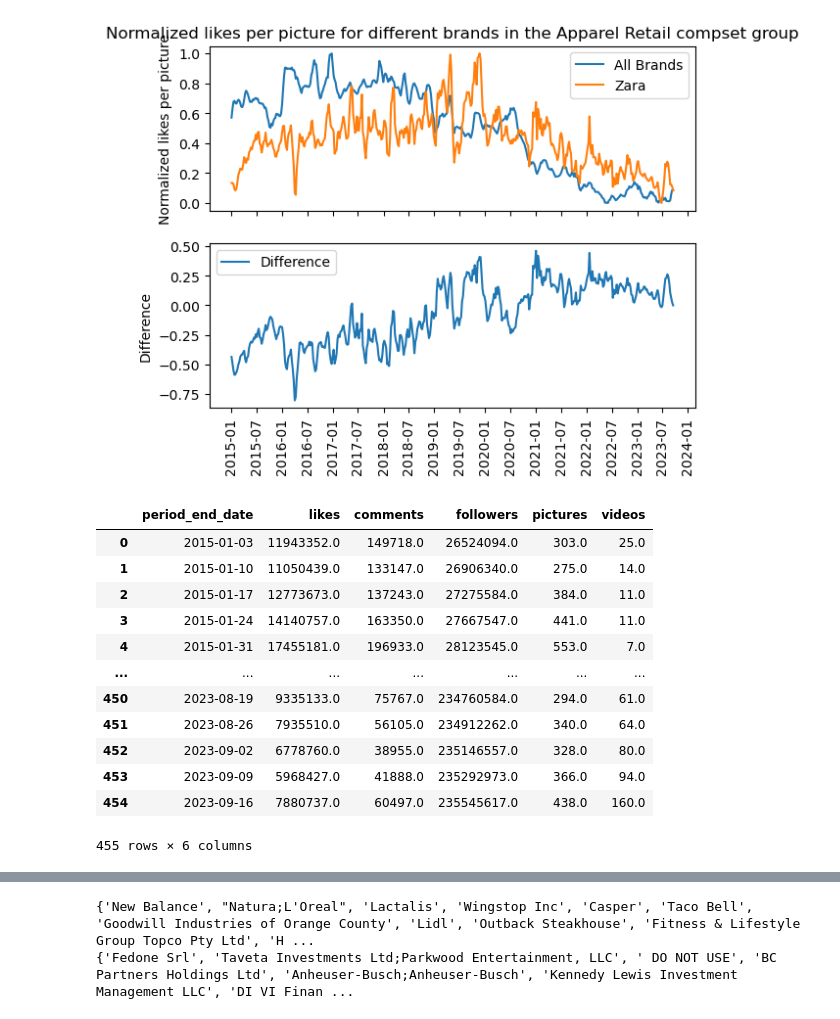
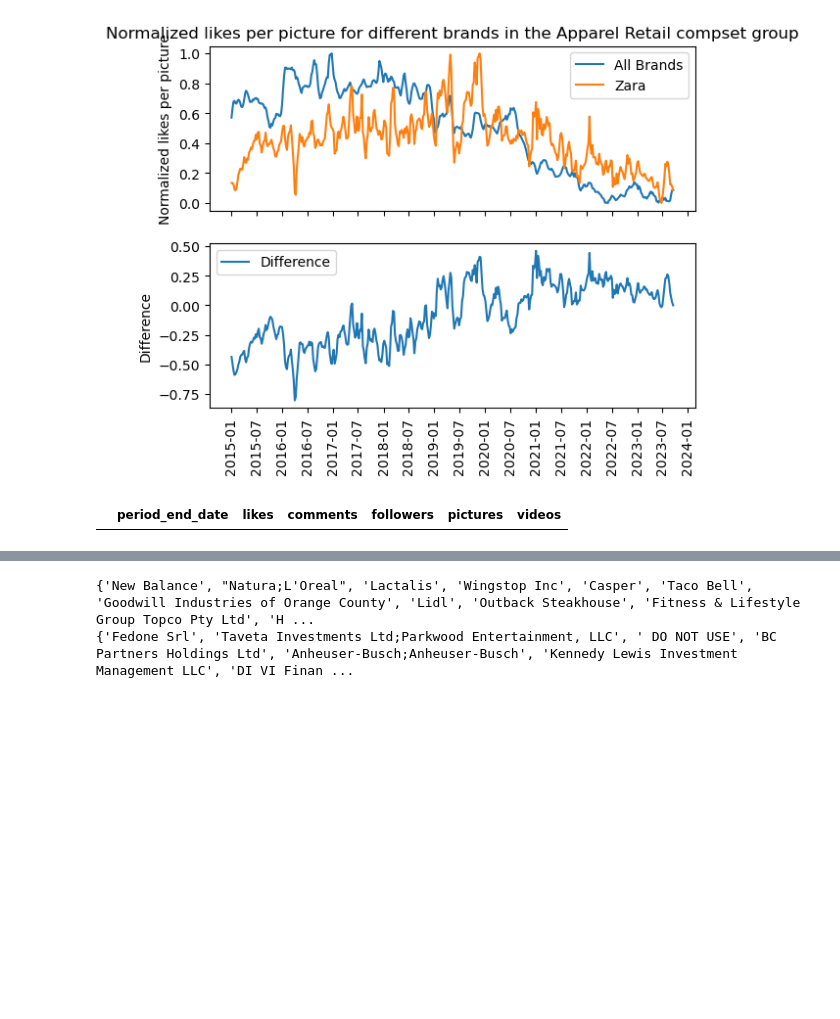
Before and after one commit to tanios13/UBS-ZebraByte, a Jupyter notebook: data-exploration/cyrus.ipynb, the cells around one changed output, grey strips where cells are left out. Drawn from its saved outputs; the diff is of its cells as text; code cells hidden in the pictures; blank space fills up the shorter version.

```diff
--- a/data-exploration/cyrus.ipynb
+++ b/data-exploration/cyrus.ipynb
@@ -317,19 +317,7 @@ def plot_entity(data, summary, entity, brand='All brands', compset='Soft Luxury'
     axs[0].legend()
     plt.show()
 # %%
-legal_entity_summary(data, legal_entity='Capri Holdings')
+legal_entity_summary(data, legal_entity='Inditex')
 # %% [output]
 |  | period_end_date | likes | comments | followers | pictures | videos |
-| 0 | 2015-01-03 | 11943352.0 | 149718.0 | 26524094.0 | 303.0 | 25.0 |
-| 1 | 2015-01-10 | 11050439.0 | 133147.0 | 26906340.0 | 275.0 | 14.0 |
-| 2 | 2015-01-17 | 12773673.0 | 137243.0 | 27275584.0 | 384.0 | 11.0 |
-| 3 | 2015-01-24 | 14140757.0 | 163350.0 | 27667547.0 | 441.0 | 11.0 |
-| 4 | 2015-01-31 | 17455181.0 | 196933.0 | 28123545.0 | 553.0 | 7.0 |
-| ... | ... | ... | ... | ... | ... | ... |
-| 450 | 2023-08-19 | 9335133.0 | 75767.0 | 234760584.0 | 294.0 | 61.0 |
-| 451 | 2023-08-26 | 7935510.0 | 56105.0 | 234912262.0 | 340.0 | 64.0 |
-| 452 | 2023-09-02 | 6778760.0 | 38955.0 | 235146557.0 | 328.0 | 80.0 |
-| 453 | 2023-09-09 | 5968427.0 | 41888.0 | 235292973.0 | 366.0 | 94.0 |
-| 454 | 2023-09-16 | 7880737.0 | 60497.0 | 235545617.0 | 438.0 | 160.0 |
-455 rows × 6 columns
 # %%
```
Also changed, not shown: parts of 2 cells of this notebook, 3 other files.
